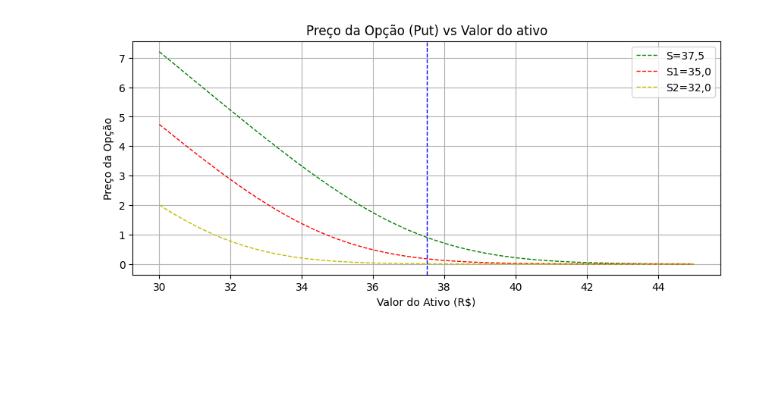
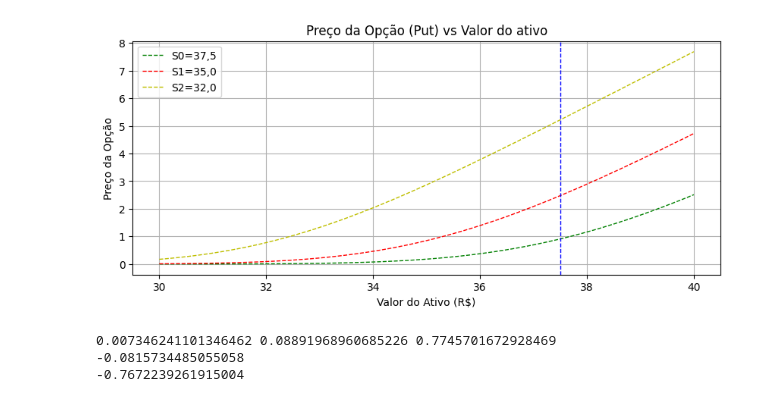
Before and after one commit to Felipe-Pinto/python_para_investimentos, a Jupyter notebook: Turbo.ipynb, the cells around one changed output. Drawn from its saved outputs; the diff is of its cells as text; code cells hidden in the pictures; blank space fills up the shorter version.

```diff
--- a/Turbo.ipynb
+++ b/Turbo.ipynb
@@ -30,7 +30,7 @@ def black_scholes_option(S, Kp, T, r, sigma, option_type='call'):
         raise ValueError("option_type deve ser 'call' ou 'put'")
 # %%
 # Parâmetros
-S = np.linspace(30, 45, 100)  # Variação do preço do ativo
+S = np.linspace(30, 40, 100)  # Variação do preço do ativo
 Kp = 37.5  # Preço de exercício
 r = 0.10  # Taxa de juros livre de risco
 σ = 0.25  # Volatilidade
@@ -43,21 +43,32 @@ T = (20/t)  # Tempo até o vencimento em dias
 # %%
 option_type = 'put'  # Tipo da opção ('call' ou 'put')
 
-prices = black_scholes_option(S, Kp, T, r, sigma, option_type)
-prices1 = black_scholes_option(S, S1, T, r, sigma, option_type)
-prices2 = black_scholes_option(S, S2, T, r, sigma, option_type)
+prices = black_scholes_option(Kp, S, T, r, sigma, option_type)
+prices1 = black_scholes_option(S1, S, T, r, sigma, option_type)
+prices2 = black_scholes_option(S2, S, T, r, sigma, option_type)
 # %%
 # Plot do gráfico
 plt.figure(figsize=(10, 4))
-plt.plot(S, prices, label='S=37,5', color='g', linestyle='dashed',linewidth=1)
+plt.plot(S, prices, label='S0=37,5', color='g', linestyle='dashed',linewidth=1)
 plt.plot(S, prices1, label='S1=35,0', color='r', linestyle='dashed',linewidth=1)
 plt.plot(S, prices2, label='S2=32,0', color='y', linestyle='dashed',linewidth=1)
 plt.axvline(x=Kp,ymin=0,ymax=10.0, color='b', linestyle='dashed',linewidth=1)
 plt.xlabel('Valor do Ativo (R$)')
 plt.ylabel('Preço da Opção')
 plt.title(f'Preço da Opção ({option_type.capitalize()}) vs Valor do ativo')
 plt.legend()
 plt.grid(True)
 plt.show()
 # %% [output]
-[figure, old version]
+[figure, new version]
+# %%
+P32S0 = black_scholes_option(Kp, 32, T, r, sigma, option_type)
+P32S1 = black_scholes_option(S1, 32, T, r, sigma, option_type)
+P32S2 = black_scholes_option(S2, 32, T, r, sigma, option_type)
+print(P32S0, P32S1, P32S2)
+print(P32S0-P32S1)
+print(P32S0-P32S2)
+# %% [output]
+0.007346241101346462 0.08891968960685226 0.7745701672928469
+-0.0815734485055058
+-0.7672239261915004
```
